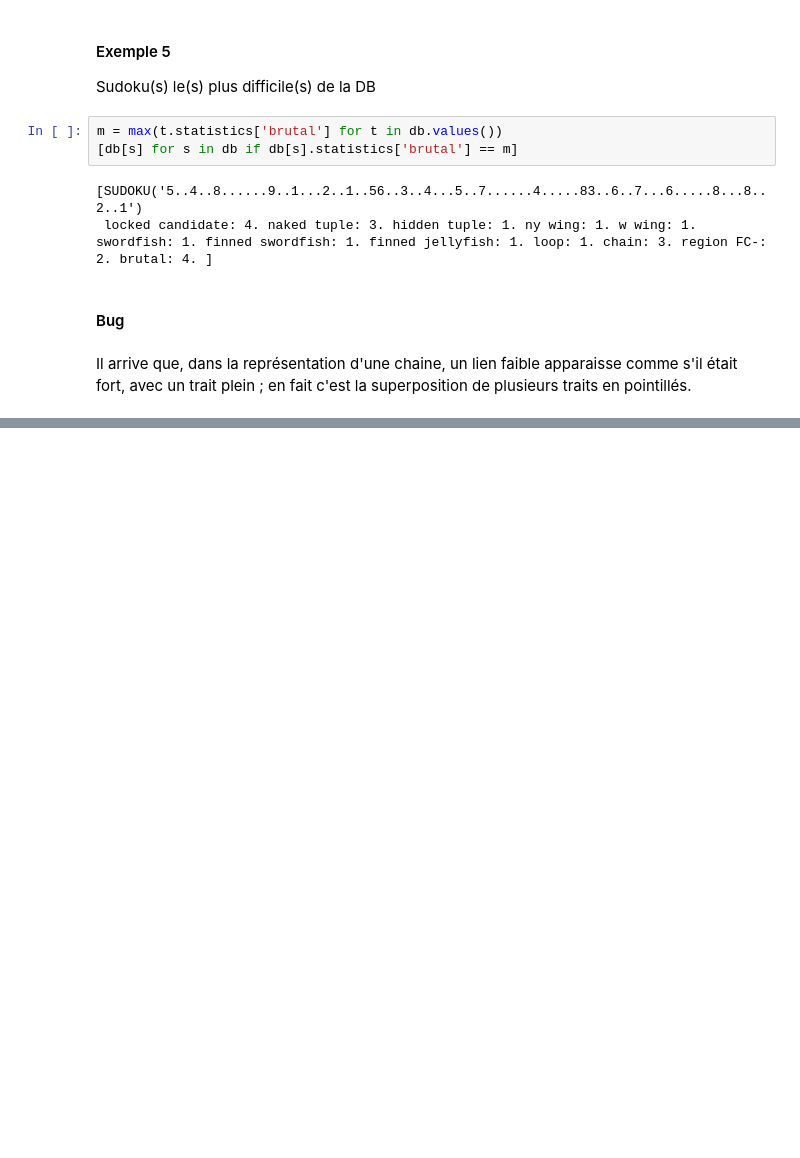
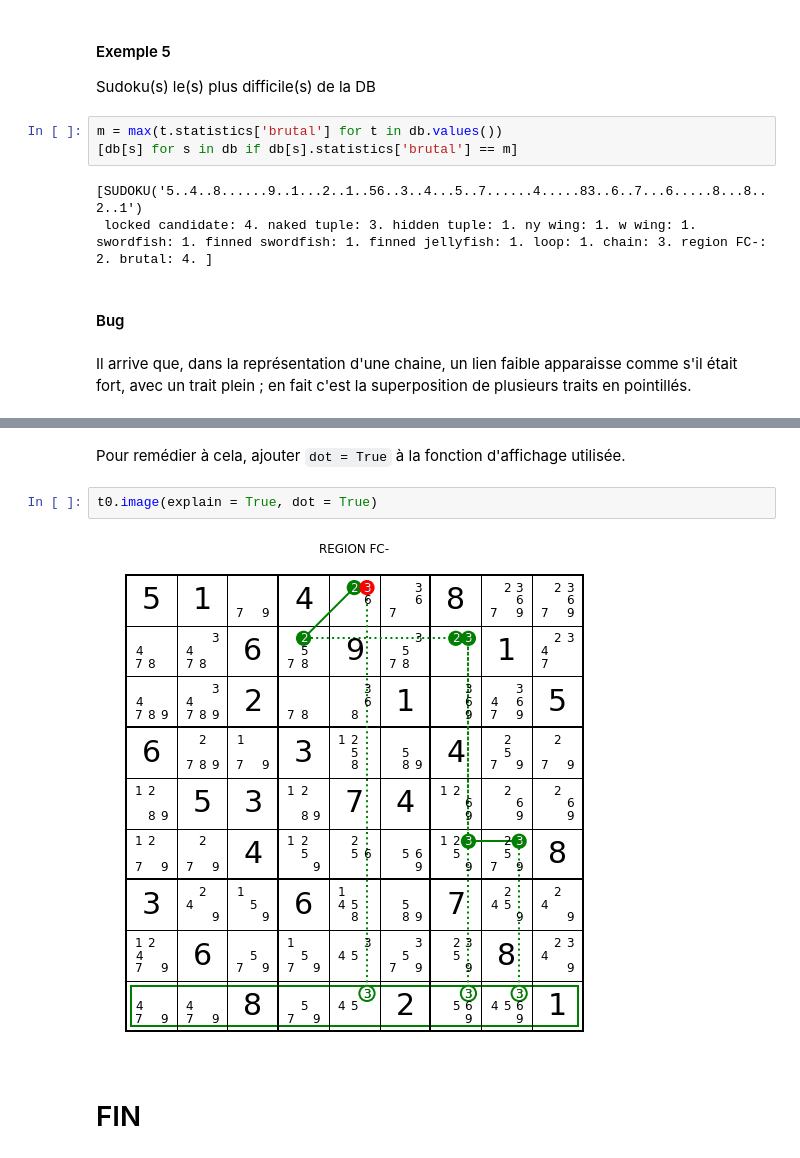
Before and after one commit to YvesLemaire/Jupyter-Puzzles, a Jupyter notebook: python/sudoku/sudoku.ipynb, the cells around one changed output, grey strips where cells are left out. Saved outputs shown, nothing was run; the diff lists cells and outputs as text; blank space fills up the shorter version.

```diff
--- a/python/sudoku/sudoku.ipynb
+++ b/python/sudoku/sudoku.ipynb
@@ -2779,0 +2856,8 @@ t0.show_techniques('region FC-', dot = True)
+# %% [markdown]
+Pour remédier à cela, ajouter `dot = True` à la fonction d'affichage utilisée.
+# %%
+t0.image(explain = True, dot = True)
+# %% [output]
+[figure, added]
+# %% [markdown]
+# FIN
```
Also changed, not shown: parts of 24 cells of this notebook, 1 other file.
